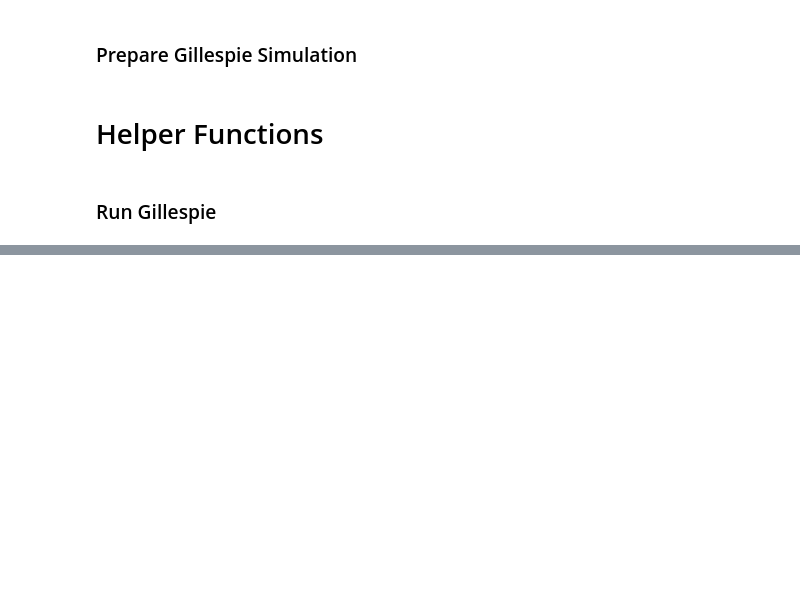
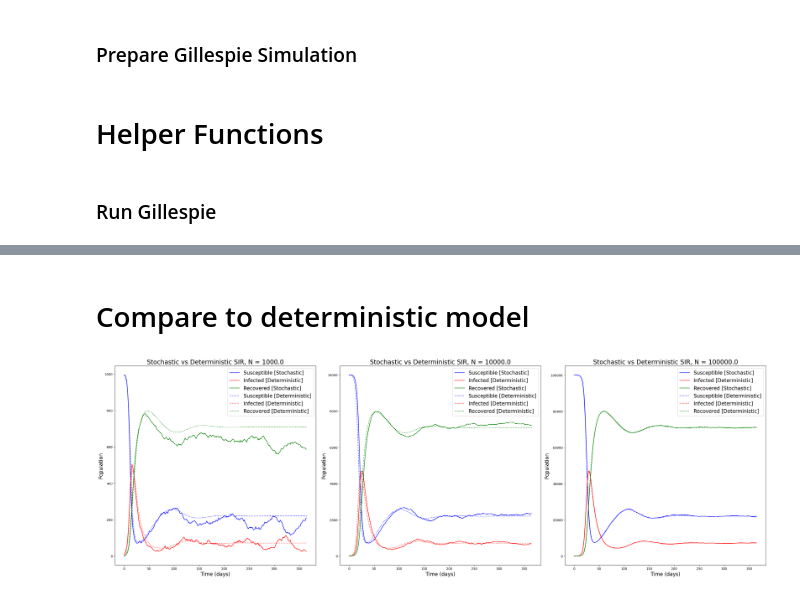
Before and after one commit to kylehtunis/stochastic-modeling, a Jupyter notebook: problem1.ipynb, the cells around one changed output, grey strips where cells are left out. Saved outputs shown, nothing was run; the diff lists cells and outputs as text; code cells hidden in the pictures; blank space fills up the shorter version.

```diff
--- a/problem1.ipynb
+++ b/problem1.ipynb
@@ -163,0 +170,39 @@ Extinction at t=168.2456135498496
+# %% [markdown]
+# Compare to deterministic model
+# %%
+from scipy.integrate import solve_ivp
+
+def deterministic_sir(t, xyz, beta, gamma, mu):
+    x, y, z = xyz
+    n = x + y + z
+    dxdt = mu * n - beta * (x/n) * y - mu * x
+    dydt = beta * (x/n) * y - gamma * y - mu * y
+    dzdt = gamma * y - mu * z
+    return [dxdt, dydt, dzdt]
+
+ns = [1e3, 1e4, 1e5]
+fig, ax = plt.subplots(1, 3, figsize=(30, 10))
+for i, n in enumerate(ns):
+    pop = Population(n - initial_infected, initial_infected, 0)
+
+    sol = solve_ivp(deterministic_sir, (0, sim_length), (pop.tuple()), t_eval=np.linspace(0, sim_length, len(res_standardized[0])), args=(beta, gamma, mu))
+
+    params = Gillespie_Parameters(pop, beta, gamma, mu)
+    res = gillespie(params, events, sim_length)
+    res_standardized = standardize_timesteps(res, data_interval, sim_length)
+
+    ax[i].plot(res_standardized[0], res_standardized[1], 'b', label='Susceptible [Stochastic]')
+    ax[i].plot(res_standardized[0], res_standardized[2], 'r', label='Infected [Deterministic]')
+    ax[i].plot(res_standardized[0], res_standardized[3], 'g', label='Recovered [Stochastic]')
+    ax[i].plot(sol.t, sol.y[0], 'b:', label='Susceptible [Deterministic]')
+    ax[i].plot(sol.t, sol.y[1], 'r:', label='Infected [Deterministic]')
+    ax[i].plot(sol.t, sol.y[2], 'g:', label='Recovered [Deterministic]')
+    ax[i].legend(fontsize=16)
+    ax[i].set_title(f'Stochastic vs Deterministic SIR, N = {n}', fontsize=20)
+    ax[i].set_xlabel('Time (days)', fontsize=16)
+    ax[i].set_ylabel('Population', fontsize=16)
+
+plt.tight_layout()
+plt.show()
+# %% [output]
+[figure, added]
```
Also changed, not shown: parts of 2 cells of this notebook.
